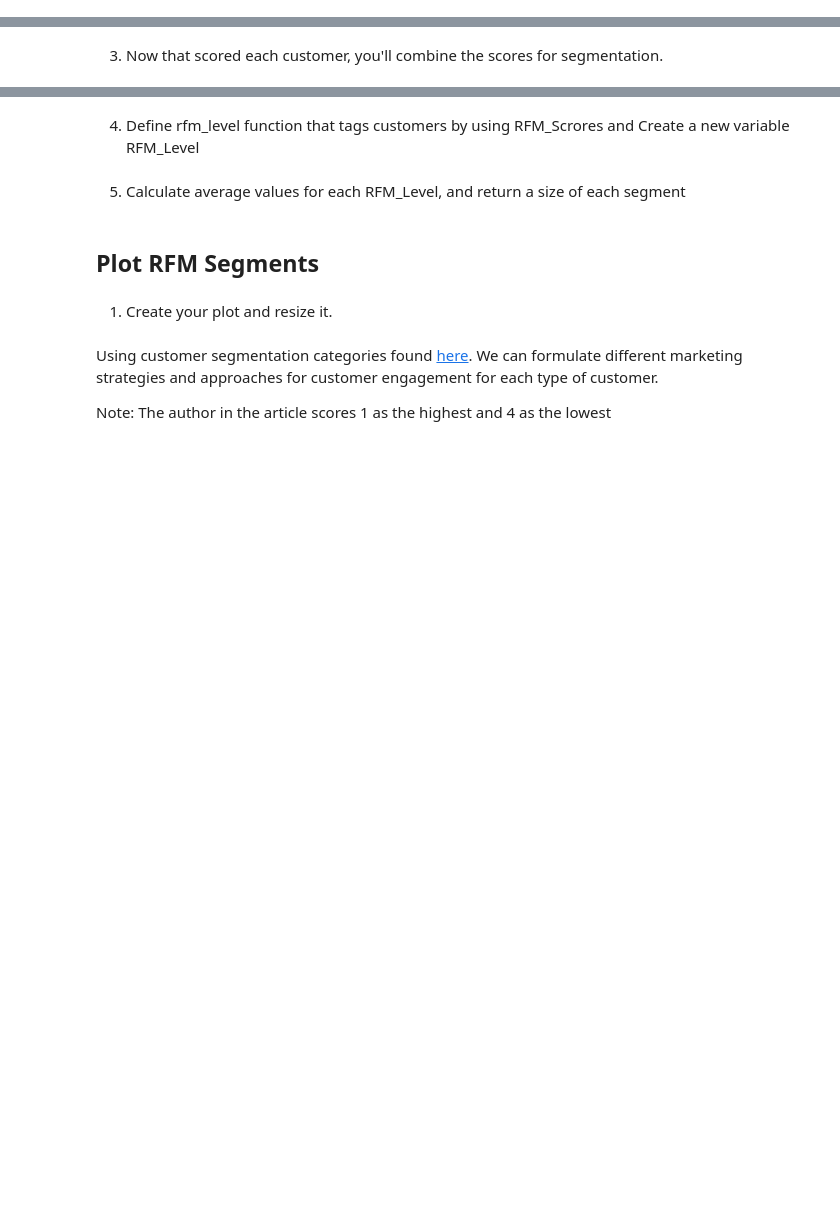
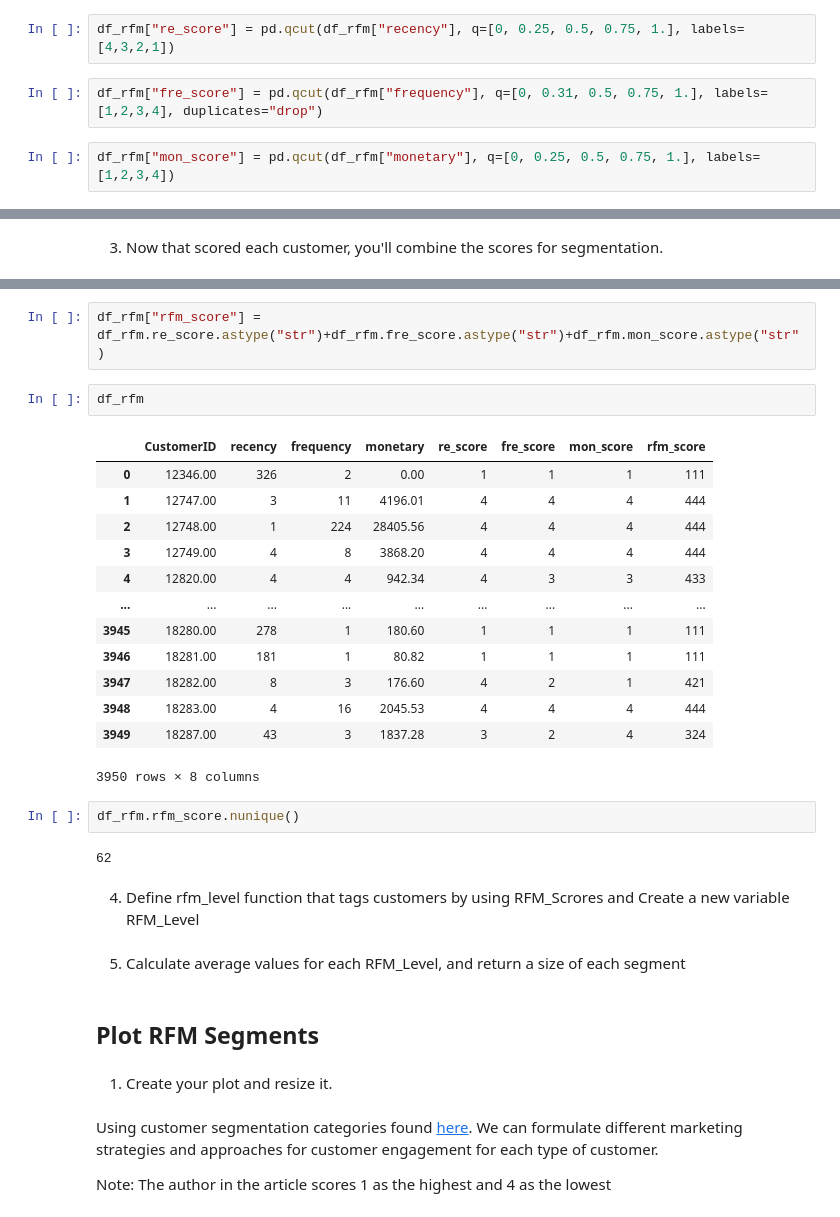
Before and after one commit to habip-bingol/Projects, a Jupyter notebook: ML_Projects/Capstone Projects/Customer_Segmentation/Customer_Segmentation_Student_Notebook_Capstone_1_V2.ipynb, the cells around one changed output, grey strips where cells are left out. Cells and saved outputs as stored; diff of their text form; blank space fills up the shorter version.

```diff
--- a/ML_Projects/Capstone Projects/Customer_Segmentation/Customer_Segmentation_Student_Notebook_Capstone_1_V2.ipynb
+++ b/ML_Projects/Capstone Projects/Customer_Segmentation/Customer_Segmentation_Student_Notebook_Capstone_1_V2.ipynb
@@ -1271,0 +1239,6 @@ def frequency_monetary(table, ):
+# %%
+df_rfm["re_score"] = pd.qcut(df_rfm["recency"], q=[0, 0.25, 0.5, 0.75, 1.], labels=[4,3,2,1])
+# %%
+df_rfm["fre_score"] = pd.qcut(df_rfm["frequency"], q=[0, 0.31, 0.5, 0.75, 1.], labels=[1,2,3,4], duplicates="drop")
+# %%
+df_rfm["mon_score"] = pd.qcut(df_rfm["monetary"], q=[0, 0.25, 0.5, 0.75, 1.], labels=[1,2,3,4])
@@ -1274,3 +1280,25 @@ def frequency_monetary(table, ):
+# %%
+df_rfm["rfm_score"] = df_rfm.re_score.astype("str")+df_rfm.fre_score.astype("str")+df_rfm.mon_score.astype("str")
+# %%
+df_rfm
+# %% [output]
+|  | CustomerID | recency | frequency | monetary | re_score | fre_score | mon_score | rfm_score |
+| 0 | 12346.00 | 326 | 2 | 0.00 | 1 | 1 | 1 | 111 |
+| 1 | 12747.00 | 3 | 11 | 4196.01 | 4 | 4 | 4 | 444 |
+| 2 | 12748.00 | 1 | 224 | 28405.56 | 4 | 4 | 4 | 444 |
+| 3 | 12749.00 | 4 | 8 | 3868.20 | 4 | 4 | 4 | 444 |
+| 4 | 12820.00 | 4 | 4 | 942.34 | 4 | 3 | 3 | 433 |
+| ... | ... | ... | ... | ... | ... | ... | ... | ... |
+| 3945 | 18280.00 | 278 | 1 | 180.60 | 1 | 1 | 1 | 111 |
+| 3946 | 18281.00 | 181 | 1 | 80.82 | 1 | 1 | 1 | 111 |
+| 3947 | 18282.00 | 8 | 3 | 176.60 | 4 | 2 | 1 | 421 |
+| 3948 | 18283.00 | 4 | 16 | 2045.53 | 4 | 4 | 4 | 444 |
+| 3949 | 18287.00 | 43 | 3 | 1837.28 | 3 | 2 | 4 | 324 |
+3950 rows × 8 columns
+# %%
+df_rfm.rfm_score.nunique()
+# %% [output]
+62
 # %% [markdown]
 4. Define rfm_level function that tags customers by using RFM_Scrores and Create a new variable RFM_Level
 # %% [markdown]
```
Also changed, not shown: parts of 37 cells of this notebook.
